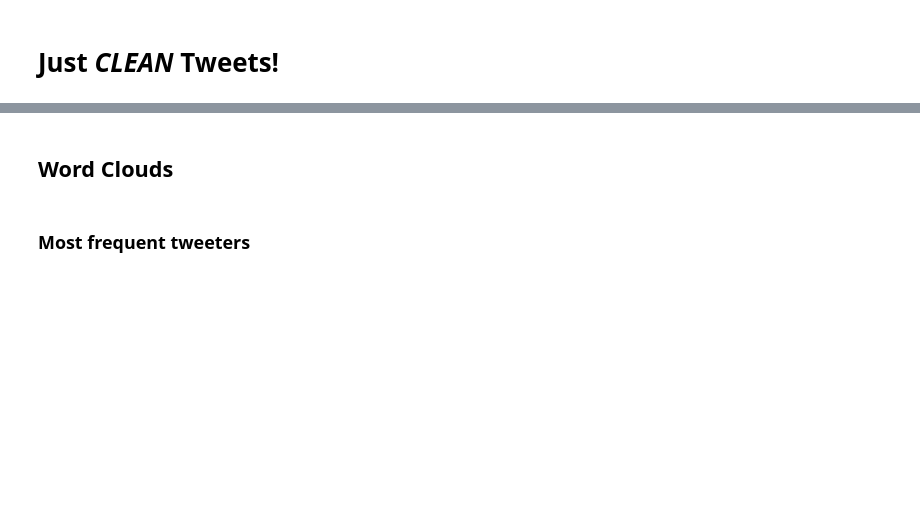
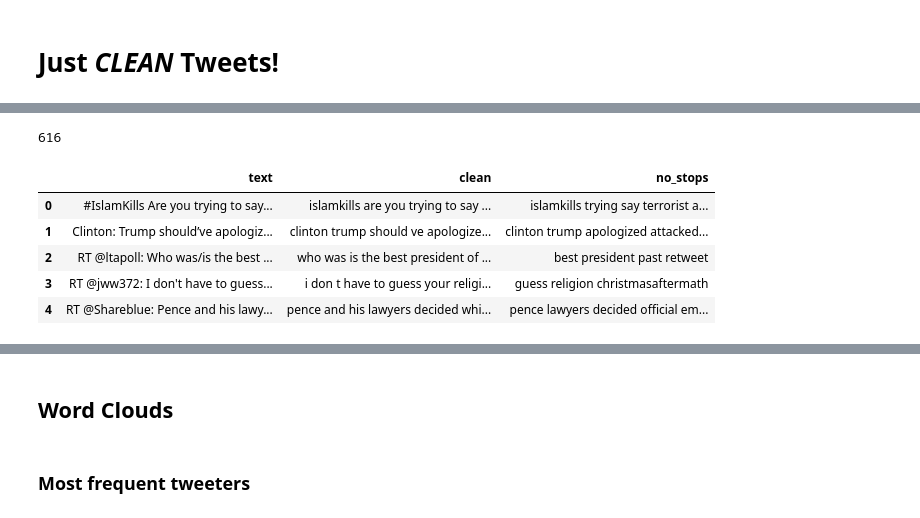
Before and after one commit to scrapfishies/russian-troll-tweets-nlp, a Jupyter notebook: modeling/tweet_cleaning.ipynb, the cells around one changed output, grey strips where cells are left out. Drawn from its saved outputs; the diff is of its cells as text; code cells hidden in the pictures; blank space fills up the shorter version.

```diff
--- a/modeling/tweet_cleaning.ipynb
+++ b/modeling/tweet_cleaning.ipynb
@@ -89,0 +157,12 @@ df.head()
+# %%
+len(all_the_stops)
+# %% [output]
+616
+# %%
+remove_stop_words = lambda x: " ".join(w for w in nltk.word_tokenize(x) if w not in all_the_stops)
+# %%
+# drop stop-words
+df['no_stops'] = df['clean'].apply(remove_stop_words)
+# %%
+punctuations = '''!’()-![]{};:+'""\,<>./?@#$%^&*_~'''
+no_punc = lambda x: " ".join(w for w in nltk.word_tokenize(x) if w not in punctuations)
@@ -89,0 +171,9 @@ df.head()
+# %%
+df.head()
+# %% [output]
+|  | text | clean | no_stops |
+| 0 | #IslamKills Are you trying to say... | islamkills are you trying to say ... | islamkills trying say terrorist a... |
+| 1 | Clinton: Trump should’ve apologiz... | clinton trump should ve apologize... | clinton trump apologized attacked... |
+| 2 | RT @ltapoll: Who was/is the best ... | who was is the best president of ... | best president past retweet |
+| 3 | RT @jww372: I don't have to guess... | i don t have to guess your religi... | guess religion christmasaftermath |
+| 4 | RT @Shareblue: Pence and his lawy... | pence and his lawyers decided whi... | pence lawyers decided official em... |
```
Also changed, not shown: parts of 54 cells of this notebook, 4 other files.
